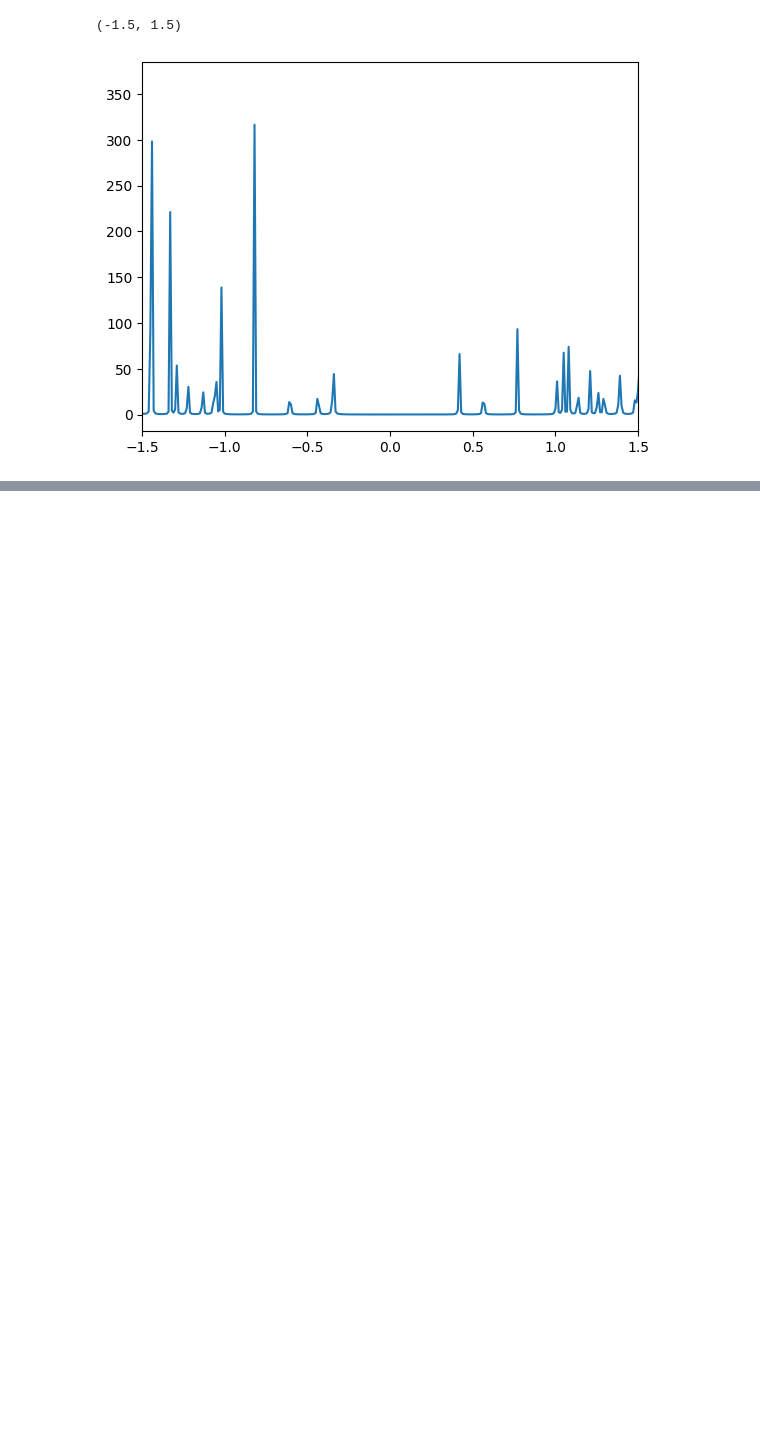
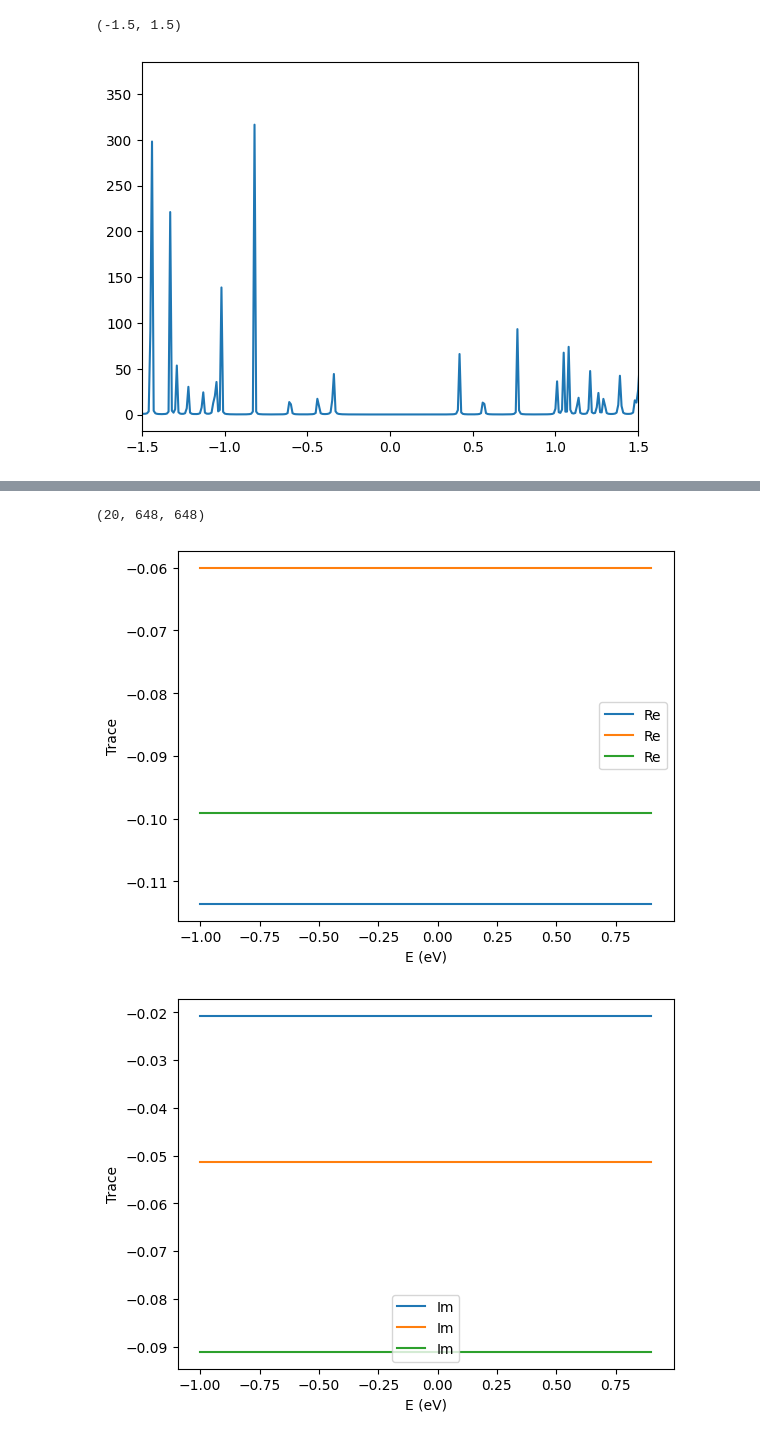
Before and after one commit to aj0337/qtpyt-tests, a Jupyter notebook: CNT_AGNR/analysis.ipynb, the cells around one changed output, grey strips where cells are left out. Drawn from its saved outputs; the diff is of its cells as text; code cells hidden in the pictures; blank space fills up the shorter version.

```diff
--- a/CNT_AGNR/analysis.ipynb
+++ b/CNT_AGNR/analysis.ipynb
@@ -42,0 +88,35 @@ plt.xlim(-1.5, 1.5)
+# %%
+se1 = np.load("./unrelaxed/output/lowdin/self_energy.npy",allow_pickle=True)
+se2 = np.load("./unrelaxed/output/lowdin/self_energy_two_rep.npy",allow_pickle=True)
+se3 = np.load("./unrelaxed/output/lowdin/self_energy_three_rep.npy",allow_pickle=True)
+# %%
+energies = np.arange(-1, 1, 0.1)
+s1 = np.array([se1[0].retarded(e) for e in energies])
+s2 = np.array([se2[0].retarded(e) for e in energies])
+s3 = np.array([se3[0].retarded(e) for e in energies])
+# %%
+s1.shape
+# %% [output]
+(20, 648, 648)
+# %%
+s1_trace = np.trace(s1[:,14:15,14:15], axis1=1, axis2=2)
+s2_trace = np.trace(s2[:,14:15,14:15], axis1=1, axis2=2)
+s3_trace = np.trace(s3[:,14:15,14:15], axis1=1, axis2=2)
+
+plt.plot(energies,s1_trace.real,label="Re")
+plt.plot(energies,s2_trace.real,label="Re")
+plt.plot(energies,s3_trace.real,label="Re")
+plt.legend()
+plt.xlabel("E (eV)")
+plt.ylabel("Trace")
+plt.show()
+plt.plot(energies,s1_trace.imag,label="Im")
+plt.plot(energies,s2_trace.imag,label="Im")
+plt.plot(energies,s3_trace.imag,label="Im")
+plt.legend()
+plt.xlabel("E (eV)")
+plt.ylabel("Trace")
+plt.show()
+# %% [output]
+[figure, added]
+[figure, added]
```
Also changed, not shown: parts of 2 cells of this notebook, 10 other files.
